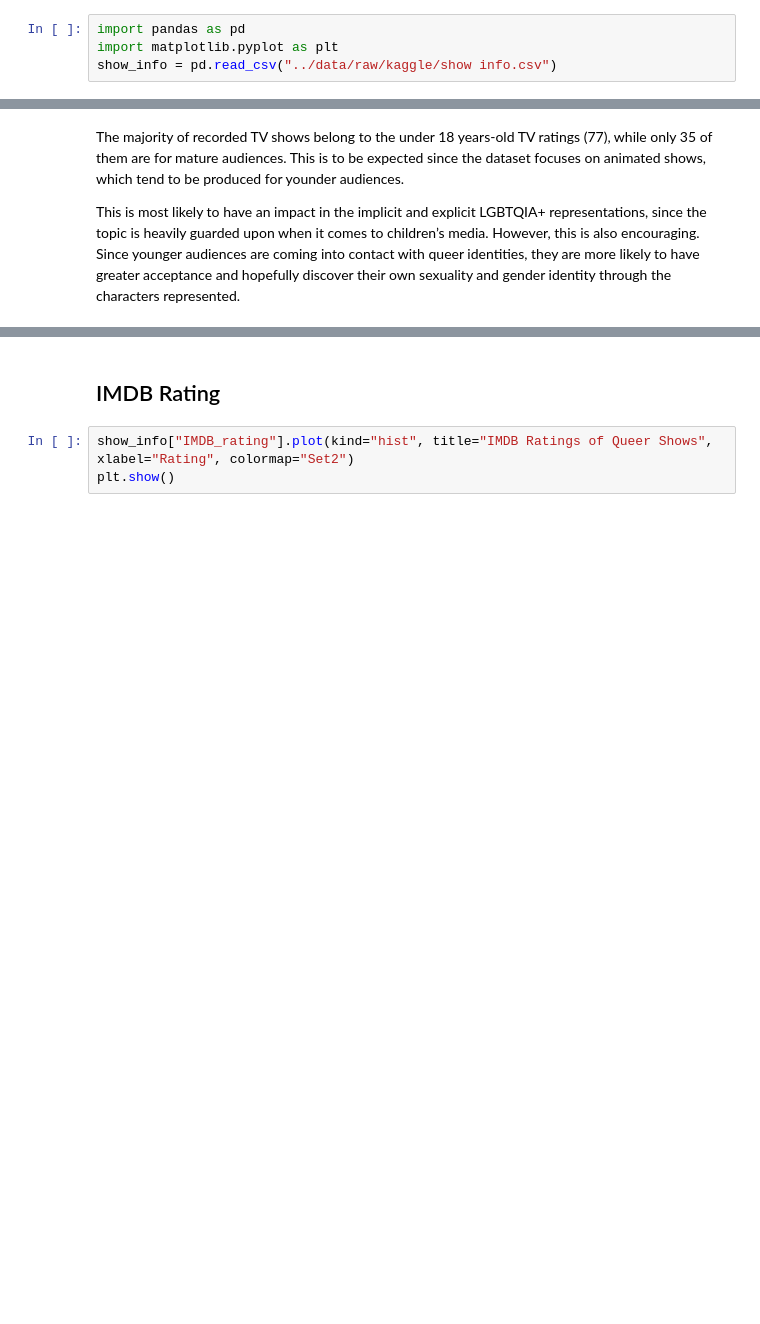
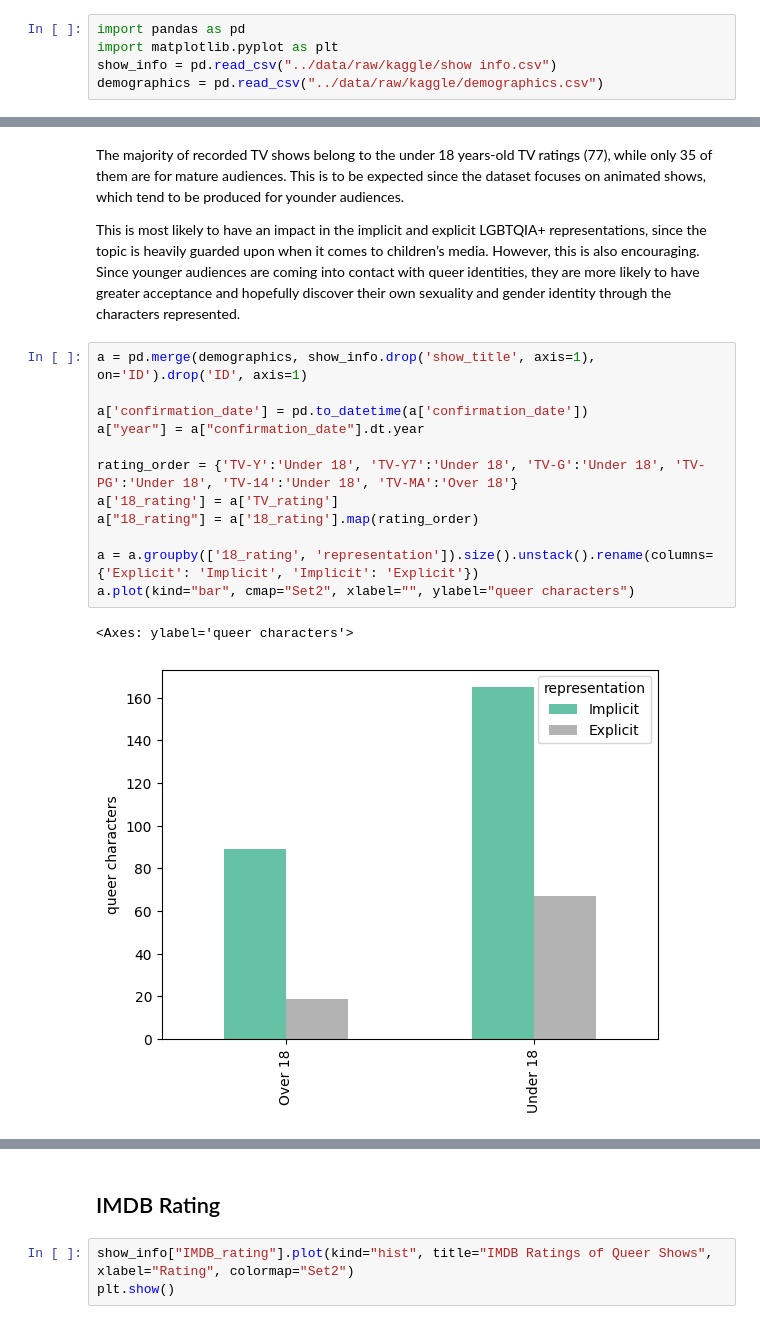
Before and after one commit to aiko-isnt-ded/lgbtqia-rep, a Jupyter notebook: notebooks/animated_general.ipynb, the cells around one changed output, grey strips where cells are left out. Cells and saved outputs as stored; diff of their text form; blank space fills up the shorter version.

```diff
--- a/notebooks/animated_general.ipynb
+++ b/notebooks/animated_general.ipynb
@@ -2,6 +2,7 @@
 import pandas as pd
 import matplotlib.pyplot as plt
 show_info = pd.read_csv("../data/raw/kaggle/show info.csv")
+demographics = pd.read_csv("../data/raw/kaggle/demographics.csv")
 # %% [markdown]
 # Show Information
 # %%
@@ -92,3 +98,18 @@ Rating over 18:       35
 The majority of recorded TV shows belong to the under 18 years-old TV ratings (77), while only 35 of them are for mature audiences. This is to be expected since the dataset focuses on animated shows, which tend to be produced for younder audiences.
 
 This is most likely to have an impact in the implicit and explicit LGBTQIA+ representations, since the topic is heavily guarded upon when it comes to children’s media. However, this is also encouraging. Since younger audiences are coming into contact with queer identities, they are more likely to have greater acceptance and hopefully discover their own sexuality and gender identity through the characters represented.
+# %%
+a = pd.merge(demographics, show_info.drop('show_title', axis=1), on='ID').drop('ID', axis=1)
+
+a['confirmation_date'] = pd.to_datetime(a['confirmation_date'])
+a["year"] = a["confirmation_date"].dt.year
+
+rating_order = {'TV-Y':'Under 18', 'TV-Y7':'Under 18', 'TV-G':'Under 18', 'TV-PG':'Under 18', 'TV-14':'Under 18', 'TV-MA':'Over 18'}
+a['18_rating'] = a['TV_rating']
+a["18_rating"] = a['18_rating'].map(rating_order)
+
+a = a.groupby(['18_rating', 'representation']).size().unstack().rename(columns={'Explicit': 'Implicit', 'Implicit': 'Explicit'})
+a.plot(kind="bar", cmap="Set2", xlabel="", ylabel="queer characters")
+# %% [output]
+<Axes: ylabel='queer characters'>
+[figure, added]
```
Also changed, not shown: parts of 2 cells of this notebook, 7 other files.
